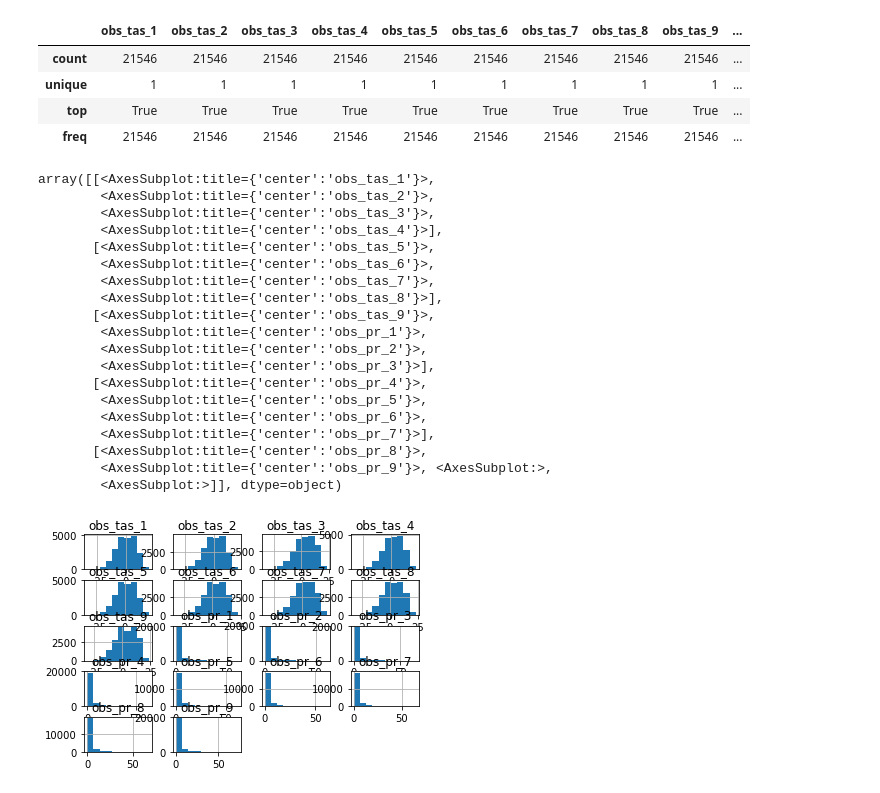
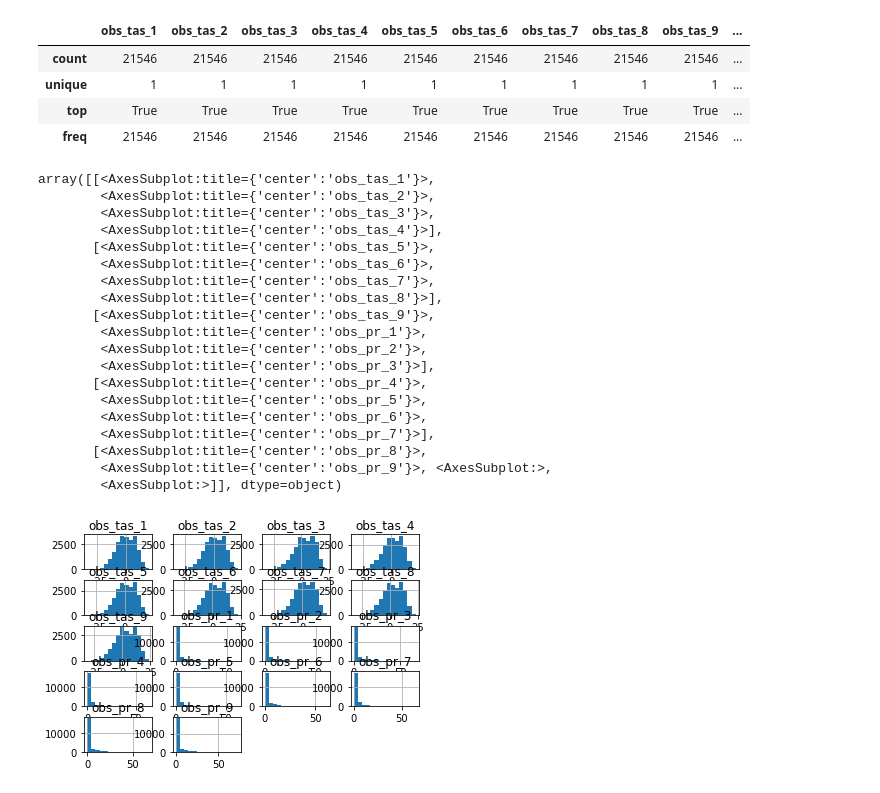
Before and after one commit to Jairo22EnriqueTec/CienciaDatosTopologia, a Jupyter notebook: Analisis.ipynb, the cells around one changed output. Drawn from its saved outputs; the diff is of its cells as text; code cells hidden in the pictures.

```diff
--- a/Analisis.ipynb
+++ b/Analisis.ipynb
@@ -173,25 +173,25 @@ data_tas_pr.notnull().describe()
 | top | True | True | True | True | True | True | True | True | True | ... |
 | freq | 21546 | 21546 | 21546 | 21546 | 21546 | 21546 | 21546 | 21546 | 21546 | ... |
 # %%
-data_tas_pr.hist()
+data_tas_pr.hist(bins=15)
 # %% [output]
 array([[<AxesSubplot:title={'center':'obs_tas_1'}>,
         <AxesSubplot:title={'center':'obs_tas_2'}>,
         <AxesSubplot:title={'center':'obs_tas_3'}>,
         <AxesSubplot:title={'center':'obs_tas_4'}>],
        [<AxesSubplot:title={'center':'obs_tas_5'}>,
         <AxesSubplot:title={'center':'obs_tas_6'}>,
         <AxesSubplot:title={'center':'obs_tas_7'}>,
         <AxesSubplot:title={'center':'obs_tas_8'}>],
        [<AxesSubplot:title={'center':'obs_tas_9'}>,
         <AxesSubplot:title={'center':'obs_pr_1'}>,
         <AxesSubplot:title={'center':'obs_pr_2'}>,
         <AxesSubplot:title={'center':'obs_pr_3'}>],
        [<AxesSubplot:title={'center':'obs_pr_4'}>,
         <AxesSubplot:title={'center':'obs_pr_5'}>,
         <AxesSubplot:title={'center':'obs_pr_6'}>,
         <AxesSubplot:title={'center':'obs_pr_7'}>],
        [<AxesSubplot:title={'center':'obs_pr_8'}>,
         <AxesSubplot:title={'center':'obs_pr_9'}>, <AxesSubplot:>,
         <AxesSubplot:>]], dtype=object)
-[figure, old version]
+[figure, new version]
```
Also changed, not shown: 3 other files.
